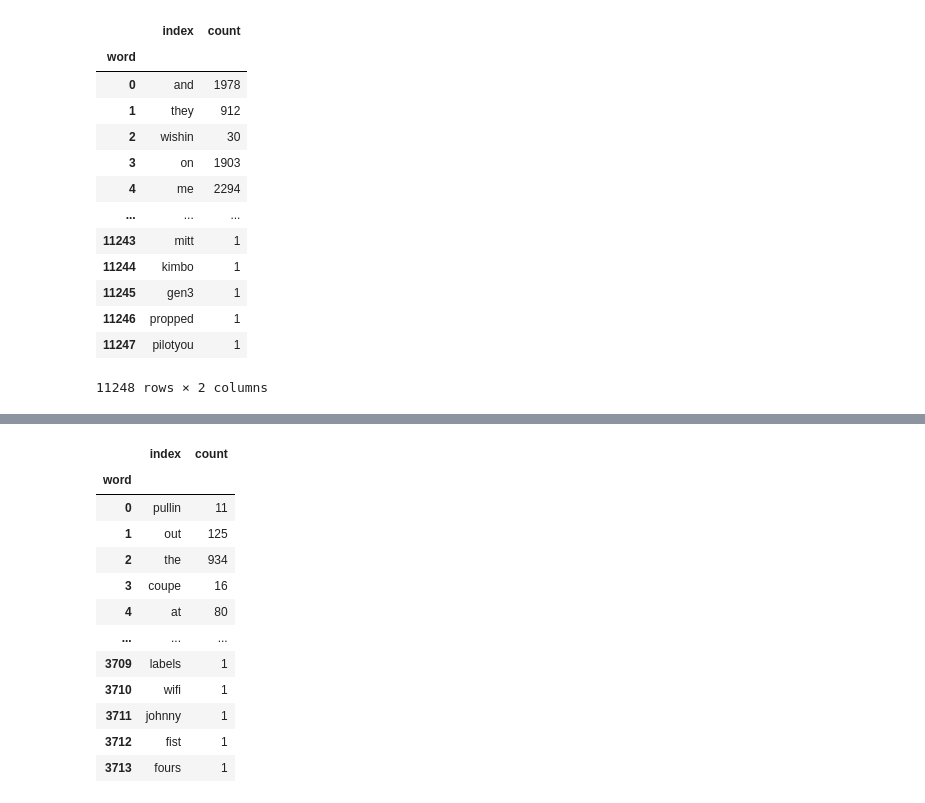
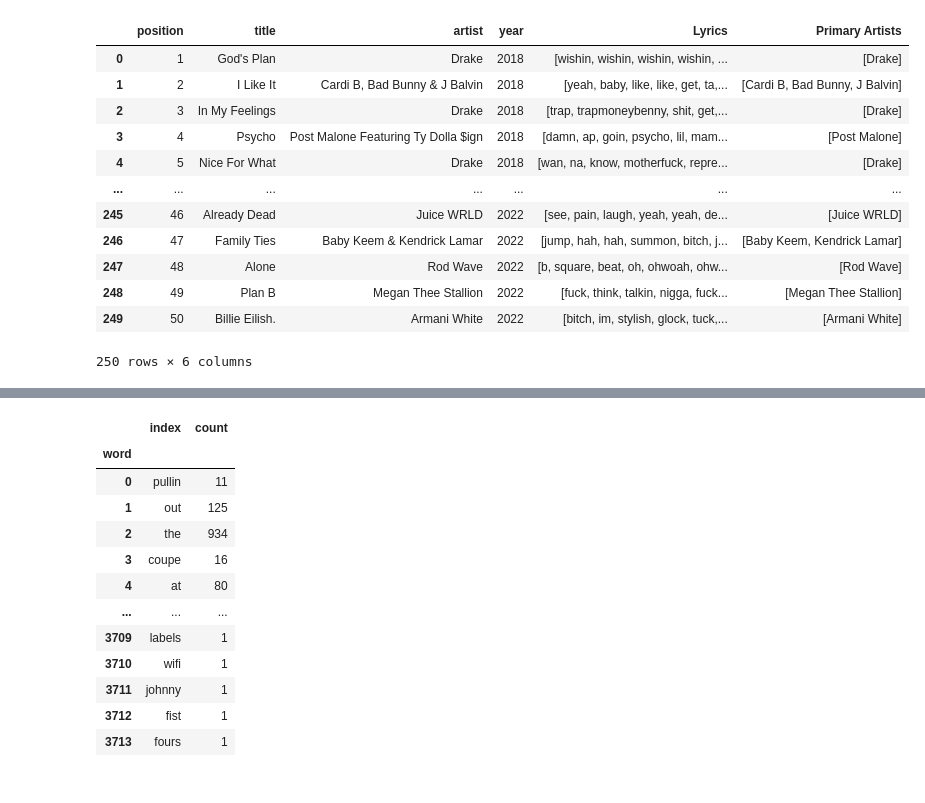
Before and after one commit to frehburg/RapLyricsAnalys, a Jupyter notebook: swearwords.ipynb, the cells around one changed output, grey strips where cells are left out. Drawn from its saved outputs; the diff is of its cells as text; code cells hidden in the pictures.

```diff
--- a/swearwords.ipynb
+++ b/swearwords.ipynb
@@ -46,3 +41,10 @@ songs_data
+# %%
+def preprocess_swear_word(word):
+    if "motherfuck" in word or word.startswith("mothaf"):
+        return "motherfuck"
+    if word.startswith("fuck"):
+        return "fuck"
+    return word
 # %%
 def preprocess_lyrics(lyrics):
     # Remove punctuation
@@ -50,6 +52,26 @@ def preprocess_lyrics(lyrics):
     # Convert to lowercase
     lyrics = lyrics.lower()
     # Tokenize into individual words
-    words = nltk.word_tokenize(lyrics)
+    stop_words = set(stopwords.words('english'))
+    lemmatizer = WordNetLemmatizer()
+    lemmatized_words = [lemmatizer.lemmatize(i,j[0].lower()) if j[0].lower() in ['a','n','v'] else lemmatizer.lemmatize(i) for i,j in nltk.pos_tag(nltk.word_tokenize(lyrics))]
+    words = [preprocess_swear_word(w) for w in lemmatized_words if w not in stop_words]
     return words
+# %%
+songs_data["Lyrics"] = songs_data["Lyrics"].apply(lambda x: preprocess_lyrics(x))
+songs_data
+# %% [output]
+|  | position | title | artist | year | Lyrics | Primary Artists |
+| 0 | 1 | God's Plan | Drake | 2018 | [wishin, wishin, wishin, wishin, ... | [Drake] |
+| 1 | 2 | I Like It | Cardi B, Bad Bunny & J Balvin | 2018 | [yeah, baby, like, like, get, ta,... | [Cardi B, Bad Bunny, J Balvin] |
+| 2 | 3 | In My Feelings | Drake | 2018 | [trap, trapmoneybenny, shit, get,... | [Drake] |
+| 3 | 4 | Psycho | Post Malone Featuring Ty Dolla $ign | 2018 | [damn, ap, goin, psycho, lil, mam... | [Post Malone] |
+| 4 | 5 | Nice For What | Drake | 2018 | [wan, na, know, motherfuck, repre... | [Drake] |
+| ... | ... | ... | ... | ... | ... | ... |
+| 245 | 46 | Already Dead | Juice WRLD | 2022 | [see, pain, laugh, yeah, yeah, de... | [Juice WRLD] |
+| 246 | 47 | Family Ties | Baby Keem & Kendrick Lamar | 2022 | [jump, hah, hah, summon, bitch, j... | [Baby Keem, Kendrick Lamar] |
+| 247 | 48 | Alone | Rod Wave | 2022 | [b, square, beat, oh, ohwoah, ohw... | [Rod Wave] |
+| 248 | 49 | Plan B | Megan Thee Stallion | 2022 | [fuck, think, talkin, nigga, fuck... | [Megan Thee Stallion] |
+| 249 | 50 | Billie Eilish. | Armani White | 2022 | [bitch, im, stylish, glock, tuck,... | [Armani White] |
+250 rows × 6 columns
 # %%
@@ -68,17 +81,0 @@ all_words_df = word_list_to_df(used_words)
-# %%
-all_words_df
-# %% [output]
-|  | index | count |
-| word |  |  |
-| 0 | and | 1978 |
-| 1 | they | 912 |
-| 2 | wishin | 30 |
-| 3 | on | 1903 |
-| 4 | me | 2294 |
-| ... | ... | ... |
-| 11243 | mitt | 1 |
-| 11244 | kimbo | 1 |
-| 11245 | gen3 | 1 |
-| 11246 | propped | 1 |
-| 11247 | pilotyou | 1 |
-11248 rows × 2 columns
```
Also changed, not shown: parts of 14 cells of this notebook.
